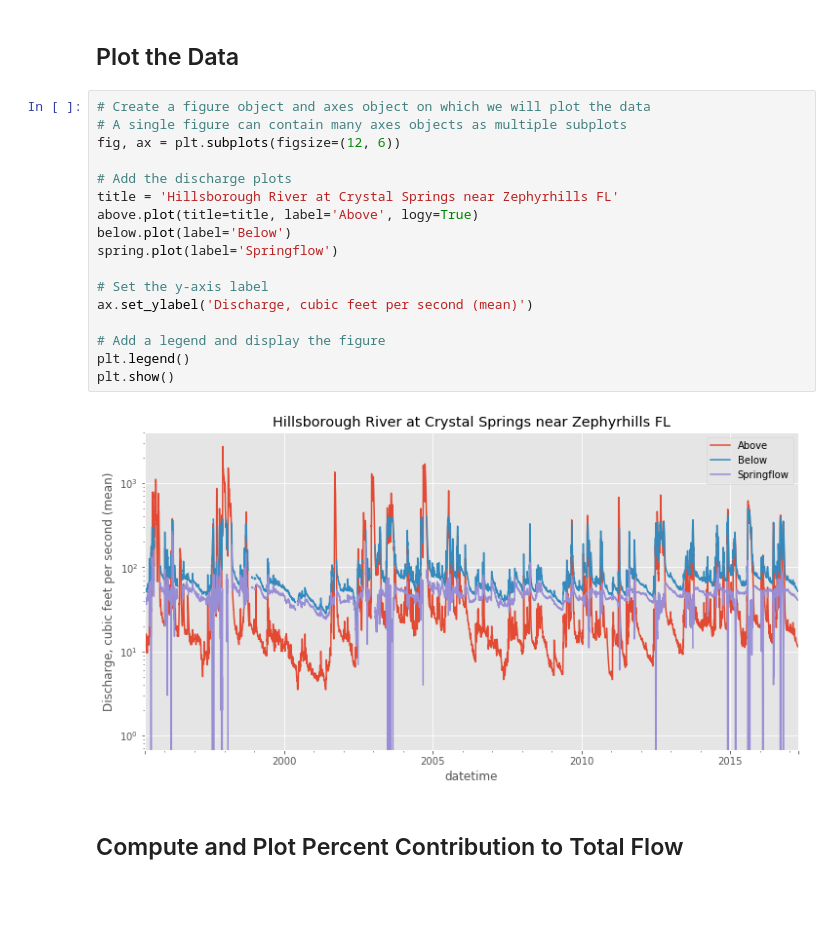
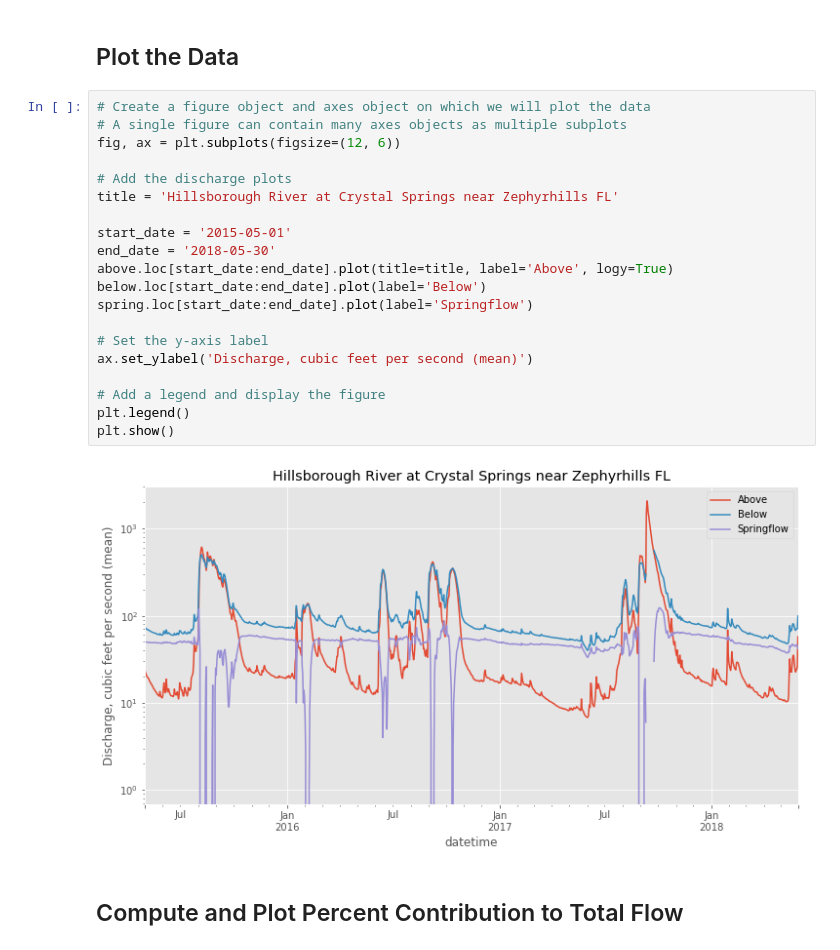
Before and after one commit to jbellino-usgs/crystal-spring-discharge, a Jupyter notebook: Crystal Spring Discharge.ipynb, the cells around one changed output. Saved outputs shown, nothing was run; the diff lists cells and outputs as text; blank space fills up the shorter version.

```diff
--- a/Crystal Spring Discharge.ipynb
+++ b/Crystal Spring Discharge.ipynb
@@ -133,22 +133,25 @@ Name: discharge, dtype: float64
 # %%
 # Create a figure object and axes object on which we will plot the data
 # A single figure can contain many axes objects as multiple subplots
 fig, ax = plt.subplots(figsize=(12, 6))
 
 # Add the discharge plots
 title = 'Hillsborough River at Crystal Springs near Zephyrhills FL'
-above.plot(title=title, label='Above', logy=True)
-below.plot(label='Below')
-spring.plot(label='Springflow')
+
+start_date = '2015-05-01'
+end_date = '2018-05-30'
+above.loc[start_date:end_date].plot(title=title, label='Above', logy=True)
+below.loc[start_date:end_date].plot(label='Below')
+spring.loc[start_date:end_date].plot(label='Springflow')
 
 # Set the y-axis label
 ax.set_ylabel('Discharge, cubic feet per second (mean)')
 
 # Add a legend and display the figure
 plt.legend()
 plt.show()
 # %% [output]
-[figure, old version]
+[figure, new version]
 # %% [markdown]
 ## Compute and Plot Percent Contribution to Total Flow
 # %%
```
Also changed, not shown: parts of 1 cell of this notebook, 3 other files.
